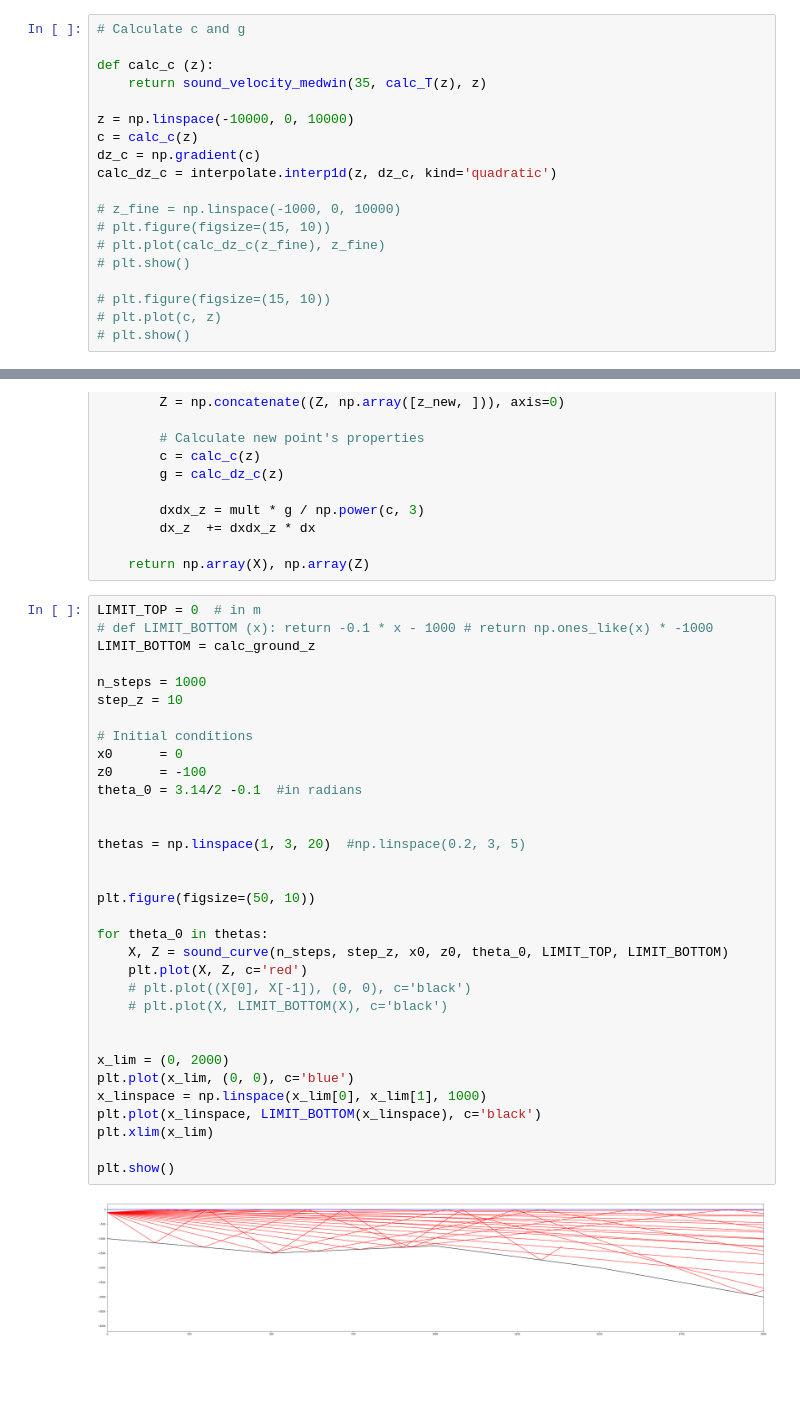
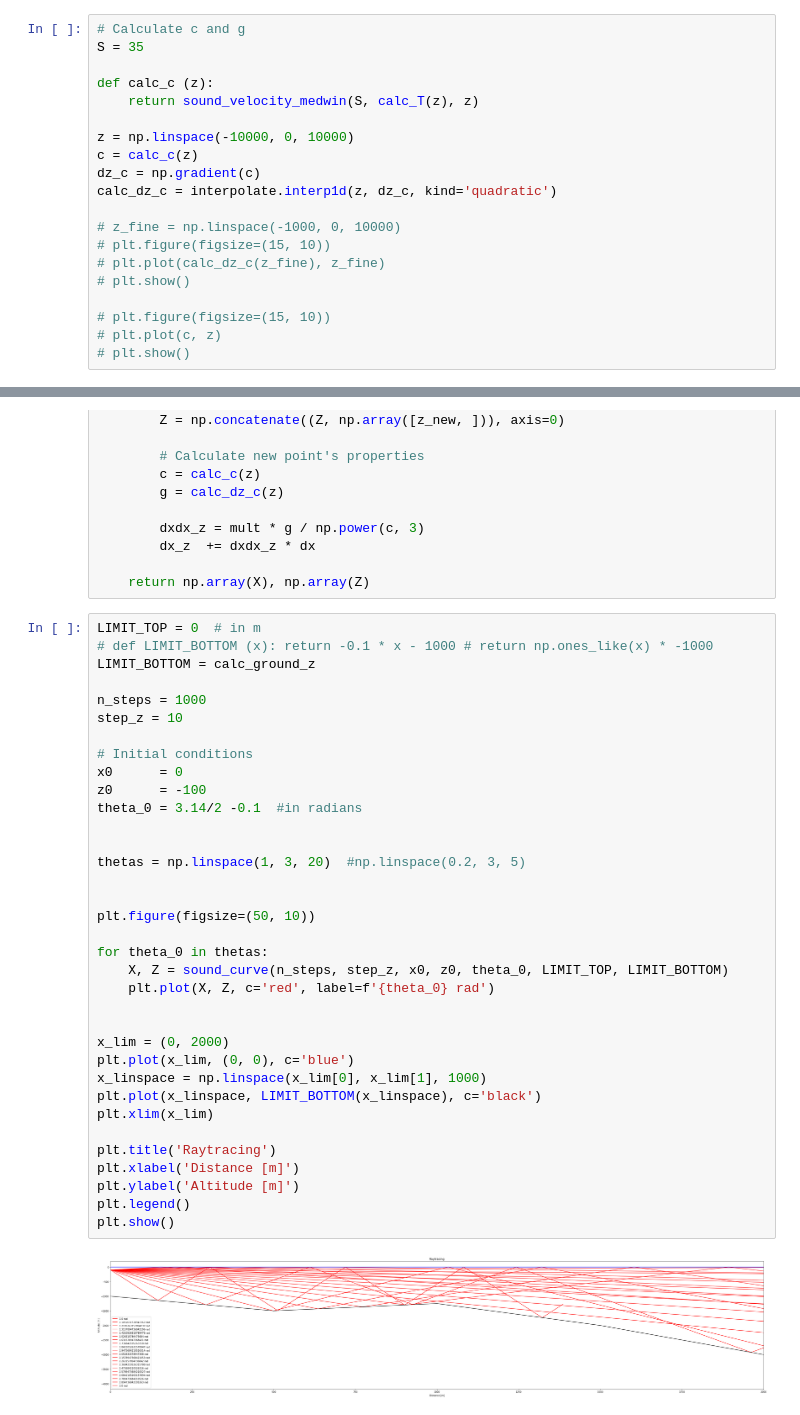
Before and after one commit to ahernot/data2021-bruits-mer, a Jupyter notebook: sound_propagation.ipynb, the cells around one changed output, grey strips where cells are left out. Drawn from its saved outputs; the diff is of its cells as text; blank space fills up the shorter version.

```diff
--- a/sound_propagation.ipynb
+++ b/sound_propagation.ipynb
@@ -118,9 +115,10 @@ plt.show()
 [figure]
 # %%
 # Calculate c and g
+S = 35
 
 def calc_c (z):
-    return sound_velocity_medwin(35, calc_T(z), z)
+    return sound_velocity_medwin(S, calc_T(z), z)
 
 z = np.linspace(-10000, 0, 10000)
 c = calc_c(z)
@@ -189,34 +184,36 @@ def sound_curve (n_steps, step_z, x0, z0, theta_0, limit_top_val, limit_bottom_f
 LIMIT_TOP = 0  # in m
 # def LIMIT_BOTTOM (x): return -0.1 * x - 1000 # return np.ones_like(x) * -1000
 LIMIT_BOTTOM = calc_ground_z
 
 n_steps = 1000
 step_z = 10
 
 # Initial conditions
 x0      = 0
 z0      = -100
 theta_0 = 3.14/2 -0.1  #in radians
 
 
 thetas = np.linspace(1, 3, 20)  #np.linspace(0.2, 3, 5)
 
 
 plt.figure(figsize=(50, 10))
 
 for theta_0 in thetas:
     X, Z = sound_curve(n_steps, step_z, x0, z0, theta_0, LIMIT_TOP, LIMIT_BOTTOM)
-    plt.plot(X, Z, c='red')
-    # plt.plot((X[0], X[-1]), (0, 0), c='black')
-    # plt.plot(X, LIMIT_BOTTOM(X), c='black')
+    plt.plot(X, Z, c='red', label=f'{theta_0} rad')
 
 
 x_lim = (0, 2000)
 plt.plot(x_lim, (0, 0), c='blue')
 x_linspace = np.linspace(x_lim[0], x_lim[1], 1000)
 plt.plot(x_linspace, LIMIT_BOTTOM(x_linspace), c='black')
 plt.xlim(x_lim)
 
+plt.title('Raytracing')
+plt.xlabel('Distance [m]')
+plt.ylabel('Altitude [m]')
+plt.legend()
 plt.show()
 # %% [output]
-[figure, old version]
+[figure, new version]
```
Also changed, not shown: parts of 5 cells of this notebook.
